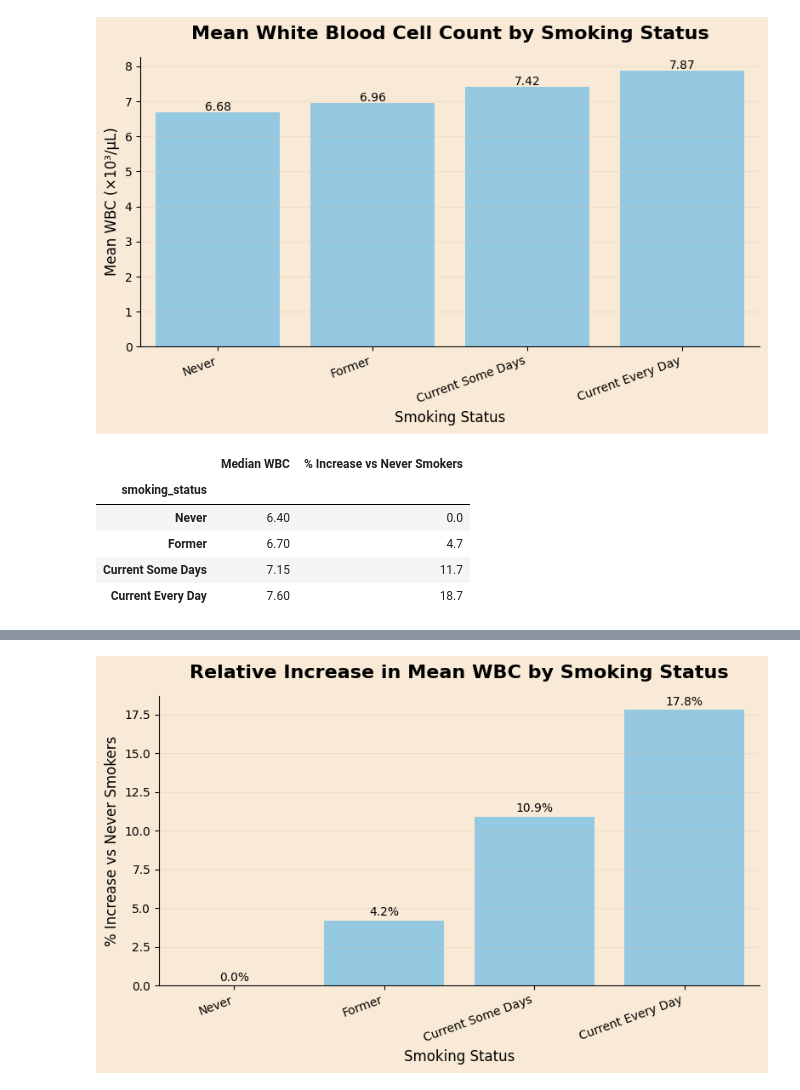
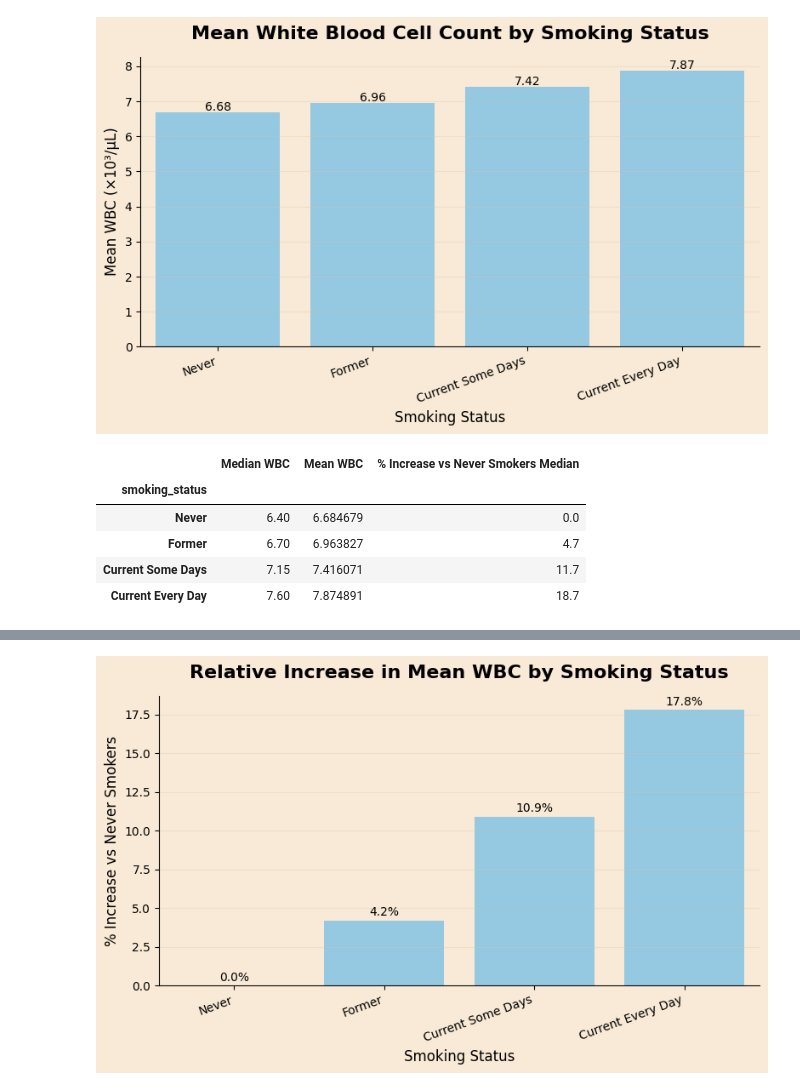
Before and after one commit to gerobach/FinalProject, a Jupyter notebook: notebooks/03_EDA_Population.ipynb, the cells around one changed output, grey strips where cells are left out. Saved outputs shown, nothing was run; the diff lists cells and outputs as text; code cells hidden in the pictures.

```diff
--- a/notebooks/03_EDA_Population.ipynb
+++ b/notebooks/03_EDA_Population.ipynb
@@ -4,4 +4,24 @@
 import pandas as pd
 import seaborn as sns
 import matplotlib.pyplot as plt
+
+import sys
+
+sys.path.append("../scripts")
+
+import importlib
+import feature_engineering
+
+importlib.reload(feature_engineering)
+
+dir(feature_engineering)
+from plotting_style import style_chart
+from feature_engineering import (
+    create_smoking_score,
+    create_hba1c_group,
+    create_alcohol_frequency_features
+)
 df = pd.read_csv("/Users/hughesy/Documents/FinalProject/data/processed/analytical_dataset.csv")
+df = create_smoking_score(df)
+df = create_hba1c_group(df)
+df = create_alcohol_frequency_features(df)
@@ -1062,22 +1064,23 @@ plt.show()
 # %%
 # Create summary DataFrame combining median and mean WBC counts by smoking status, along with percentage increase compared to never smokers
 
 summary = pd.DataFrame({
     "Median WBC": wbc_median,
+    "Mean WBC": wbc_mean
 
 })
 
-summary["% Increase vs Never Smokers"] = (
+summary["% Increase vs Never Smokers Median"] = (
     (summary["Median WBC"] - summary.loc["Never", "Median WBC"])
     / summary.loc["Never", "Median WBC"]
     * 100
 ).round(1)
 
 summary
 # %% [output]
-|  | Median WBC | % Increase vs Never Smokers |
-| smoking_status |  |  |
-| Never | 6.40 | 0.0 |
-| Former | 6.70 | 4.7 |
-| Current Some Days | 7.15 | 11.7 |
-| Current Every Day | 7.60 | 18.7 |
+|  | Median WBC | Mean WBC | % Increase vs Never Smokers Median |
+| smoking_status |  |  |  |
+| Never | 6.40 | 6.684679 | 0.0 |
+| Former | 6.70 | 6.963827 | 4.7 |
+| Current Some Days | 7.15 | 7.416071 | 11.7 |
+| Current Every Day | 7.60 | 7.874891 | 18.7 |
```
Also changed, not shown: parts of 61 cells of this notebook, 5 other files.
